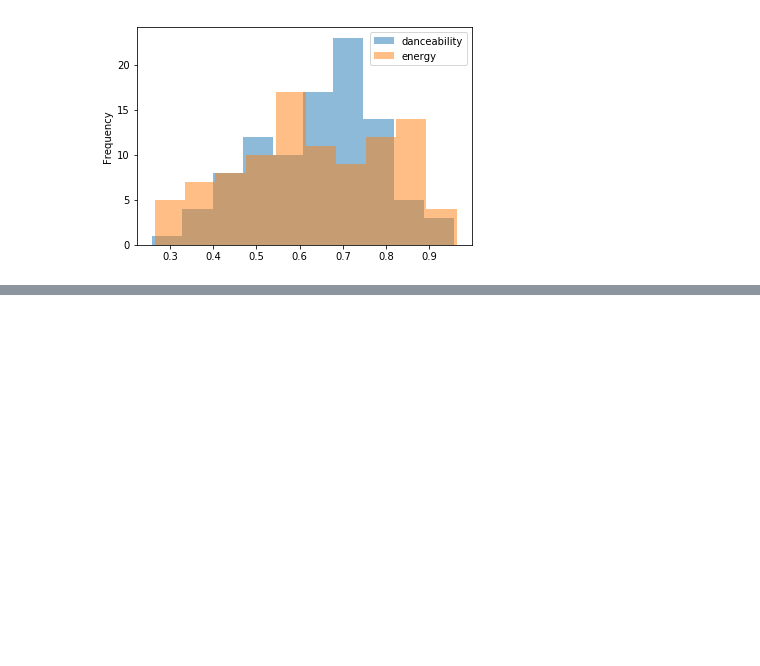
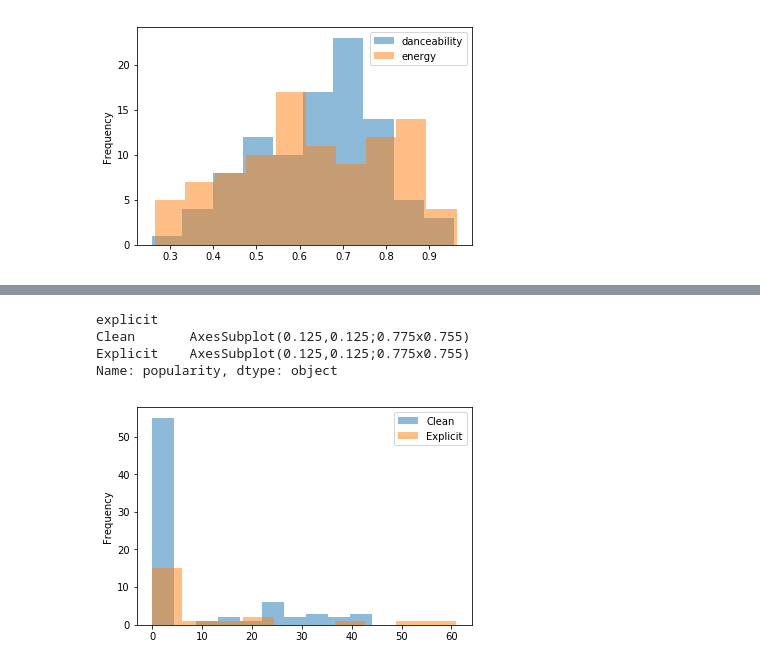
Before and after one commit to builtbyspec/spotify, a Jupyter notebook: EDA.ipynb, the cells around one changed output, grey strips where cells are left out. Cells and saved outputs as stored; diff of their text form; code cells hidden in the pictures; blank space fills up the shorter version.

```diff
--- a/EDA.ipynb
+++ b/EDA.ipynb
@@ -55,0 +47,25 @@ df.describe()
+# %%
+df.duration_ms = pd.to_numeric(df.duration_ms)
+df.acousticness = pd.to_numeric(df.acousticness)
+df.danceability = pd.to_numeric(df.danceability)
+#df.instrumentalness = pd.to_numeric(instrumentalness)
+df.speechiness = pd.to_numeric(df.speechiness)
+df.loudness = pd.to_numeric(df.loudness)
+df.liveness = pd.to_numeric(df.liveness)
+df.energy = pd.to_numeric(df.energy)
+df.tempo = pd.to_numeric(df.tempo)
+df.valence = pd.to_numeric(df.valence)
+df.popularity = pd.to_numeric(df.popularity)
+# %%
+df.explicit = df.explicit.map({
+    True: "Explicit",
+    False: "Clean"
+})
+# %%
+df.groupby("explicit").popularity.plot.hist(alpha=0.5, legend=True)
+# %% [output]
+explicit
+Clean       AxesSubplot(0.125,0.125;0.775x0.755)
+Explicit    AxesSubplot(0.125,0.125;0.775x0.755)
+Name: popularity, dtype: object
+[figure, added]
```
Also changed, not shown: parts of 3 cells of this notebook.
